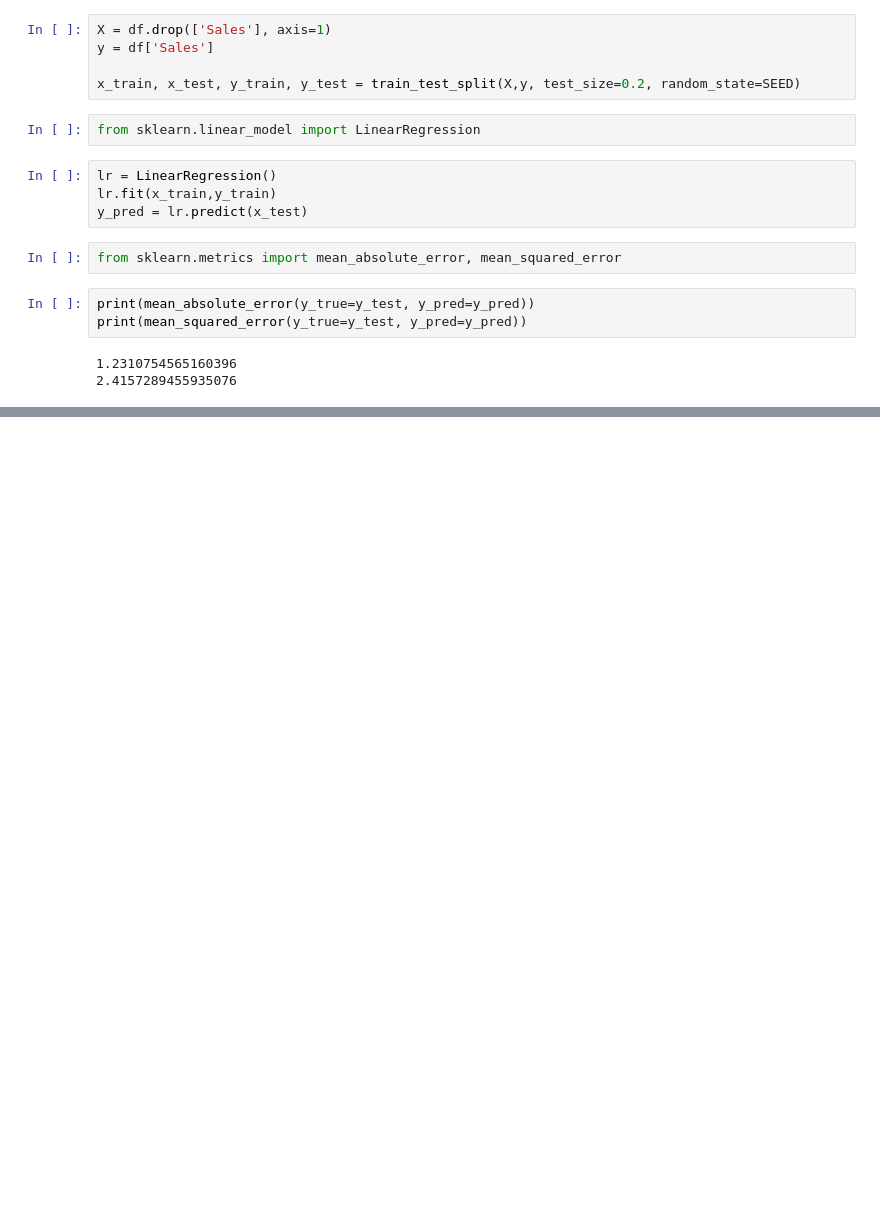
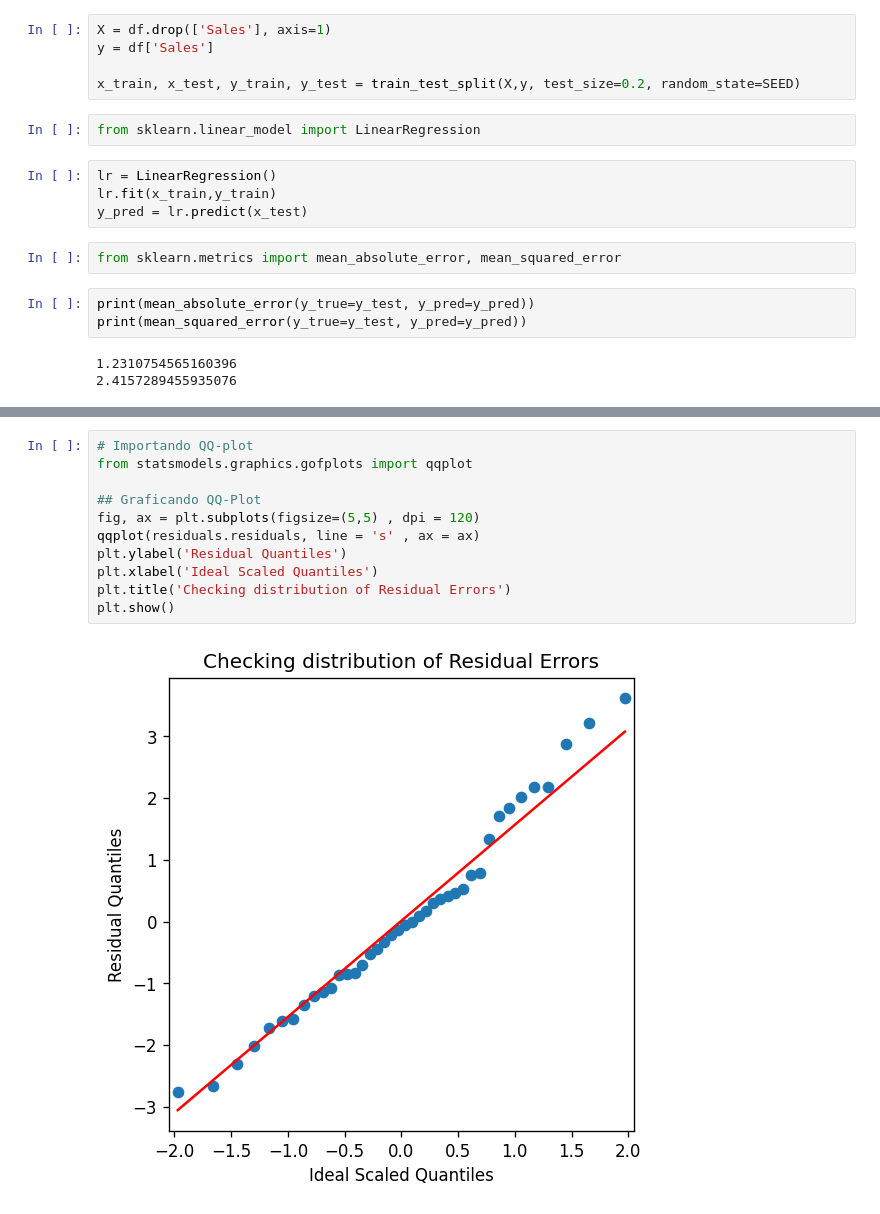
Before and after one commit to ForwardslashJP/Sales_Prediction, a Jupyter notebook: Sales_Prediction.ipynb, the cells around one changed output, grey strips where cells are left out. Cells and saved outputs as stored; diff of their text form; blank space fills up the shorter version.

Commit message:
"Prediction check"

```diff
--- a/Sales_Prediction.ipynb
+++ b/Sales_Prediction.ipynb
@@ -44,0 +109,13 @@ print(mean_squared_error(y_true=y_test, y_pred=y_pred))
+# %%
+# Importando QQ-plot
+from statsmodels.graphics.gofplots import qqplot
+
+## Graficando QQ-Plot
+fig, ax = plt.subplots(figsize=(5,5) , dpi = 120)
+qqplot(residuals.residuals, line = 's' , ax = ax)
+plt.ylabel('Residual Quantiles')
+plt.xlabel('Ideal Scaled Quantiles')
+plt.title('Checking distribution of Residual Errors')
+plt.show()
+# %% [output]
+[figure, added]
```
Also changed, not shown: parts of 34 cells of this notebook.
